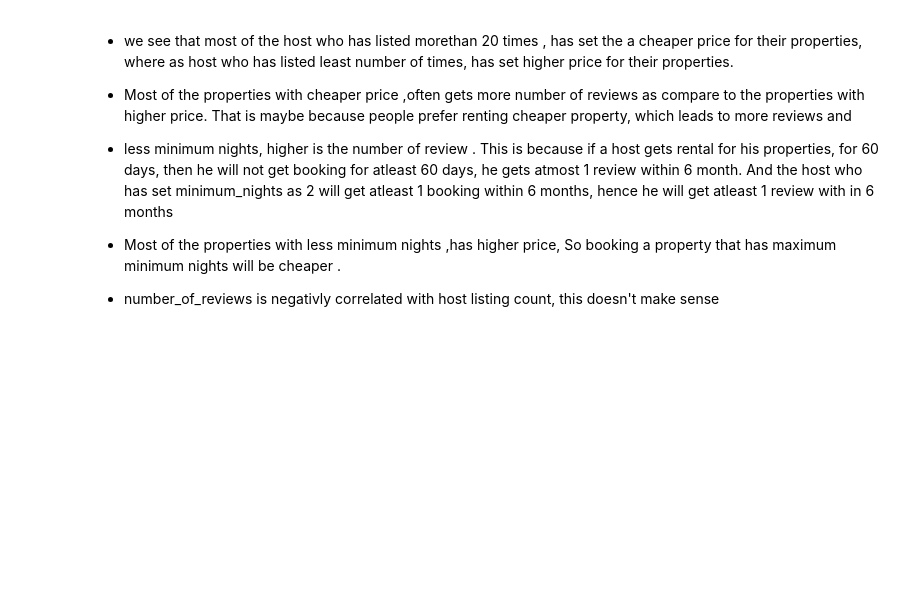
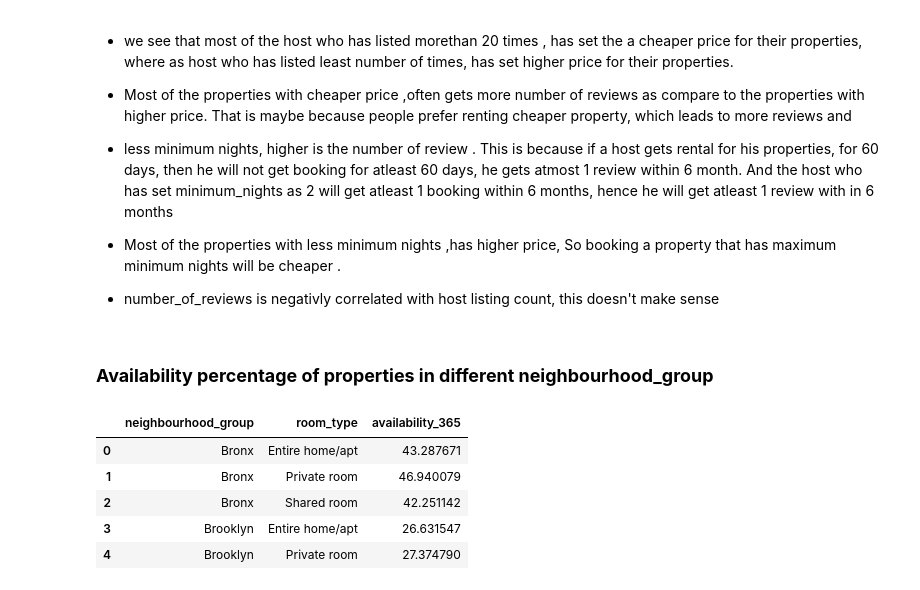
Before and after one commit to amanichivilkar/Airbnb-Booking-Analysis, a Jupyter notebook: Amani_Chivilkar_M1W4_Airbnb_Bookings_Analysis_Capstone_Project.ipynb, the cells around one changed output. Drawn from its saved outputs; the diff is of its cells as text; code cells hidden in the pictures; blank space fills up the shorter version.

```diff
--- a/Amani_Chivilkar_M1W4_Airbnb_Bookings_Analysis_Capstone_Project.ipynb
+++ b/Amani_Chivilkar_M1W4_Airbnb_Bookings_Analysis_Capstone_Project.ipynb
@@ -433,3 +433,15 @@ And the host who has set minimum_nights as 2 will get atleast 1 booking within 6
 * Most of the properties with less  minimum nights ,has higher price, So booking a property that has maximum minimum nights  will be cheaper .
 
 * number_of_reviews is negativly correlated with host listing count, this doesn't make sense
+# %% [markdown]
+### **Availability percentage of properties in different neighbourhood_group**
+# %%
+df2=df.groupby(['neighbourhood_group','room_type'])['availability_365'].apply(lambda x: (x.sum()*100)/(365*x.count())).reset_index()
+df2.head()
+# %% [output]
+|  | neighbourhood_group | room_type | availability_365 |
+| 0 | Bronx | Entire home/apt | 43.287671 |
+| 1 | Bronx | Private room | 46.940079 |
+| 2 | Bronx | Shared room | 42.251142 |
+| 3 | Brooklyn | Entire home/apt | 26.631547 |
+| 4 | Brooklyn | Private room | 27.374790 |
```
Also changed, not shown: parts of 2 cells of this notebook.
